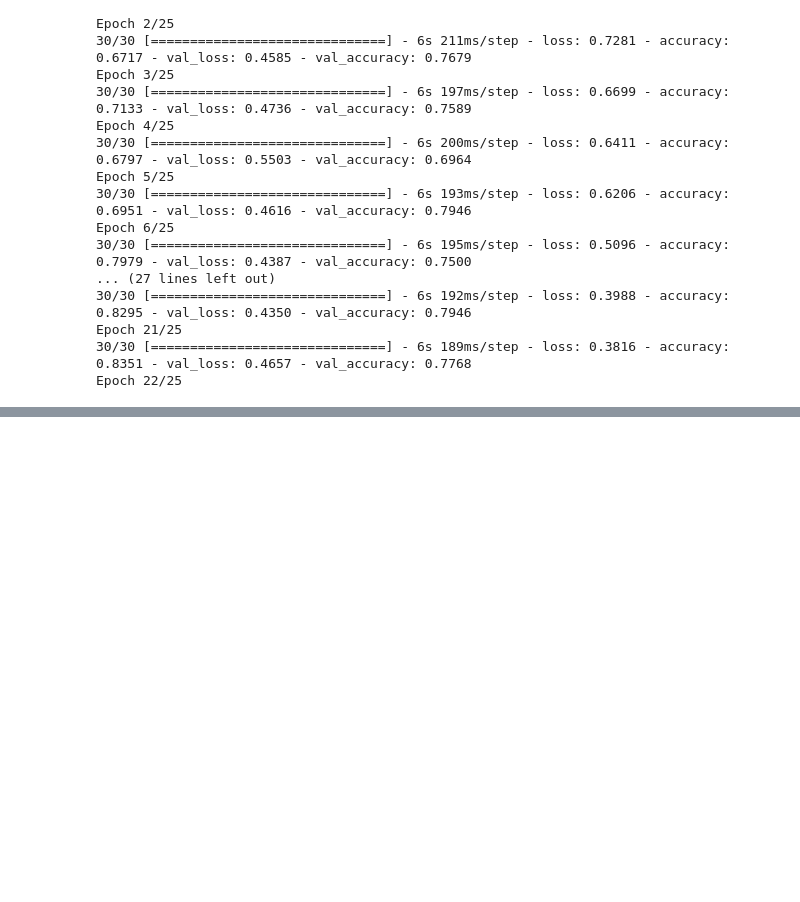
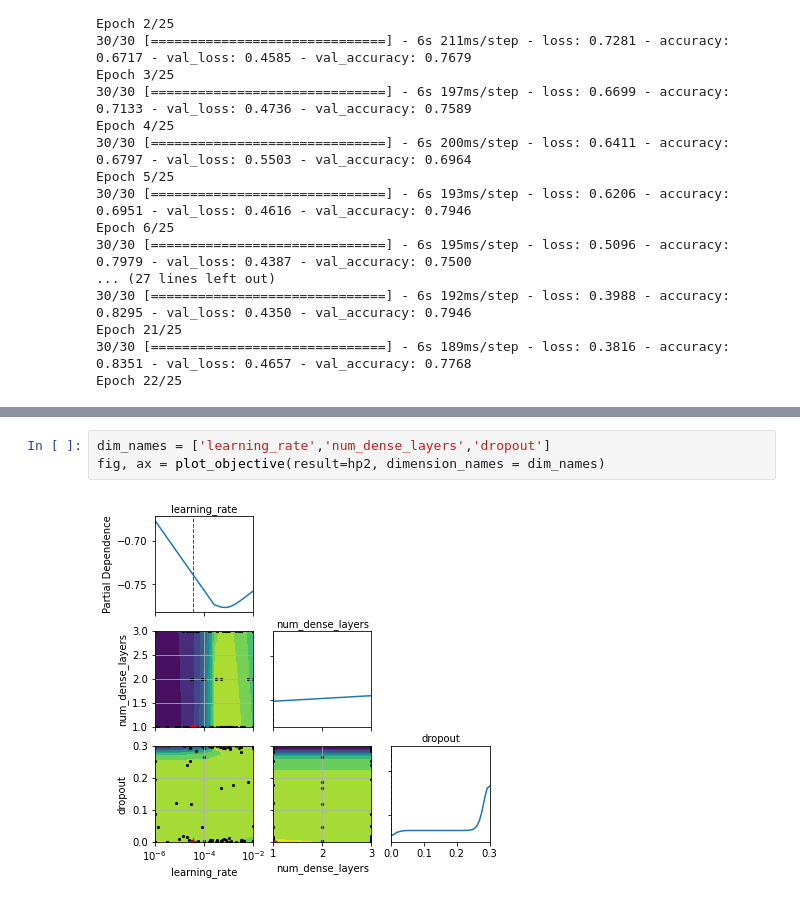
Before and after one commit to Jeremynadal33/classify_stanford_dogs, a Jupyter notebook: final_model.ipynb, the cells around one changed output, grey strips where cells are left out. Saved outputs shown, nothing was run; the diff lists cells and outputs as text; blank space fills up the shorter version.

```diff
--- a/final_model.ipynb
+++ b/final_model.ipynb
@@ -442,0 +651,5 @@ Epoch 22/25
+# %%
+dim_names = ['learning_rate','num_dense_layers','dropout']
+fig, ax = plot_objective(result=hp2, dimension_names = dim_names)
+# %% [output]
+[figure, added]
```
Also changed, not shown: parts of 17 cells of this notebook.
